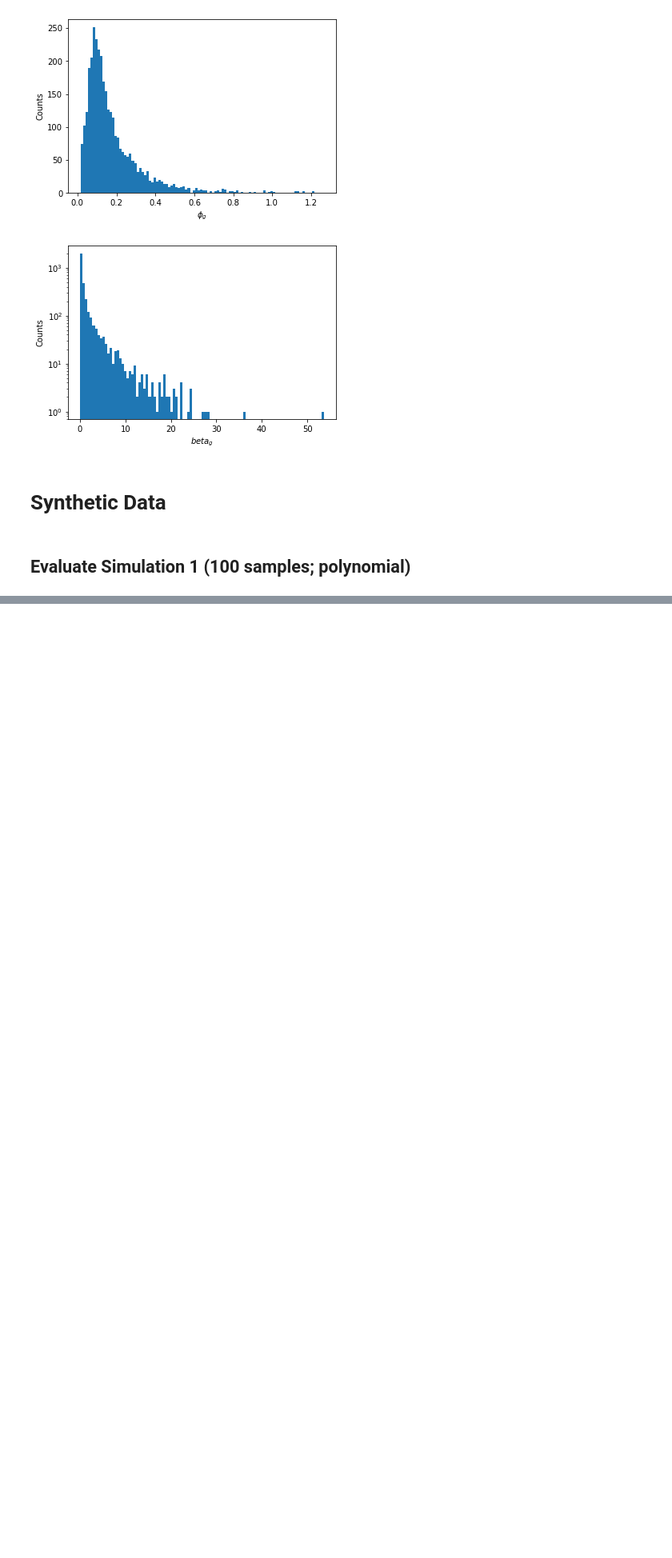
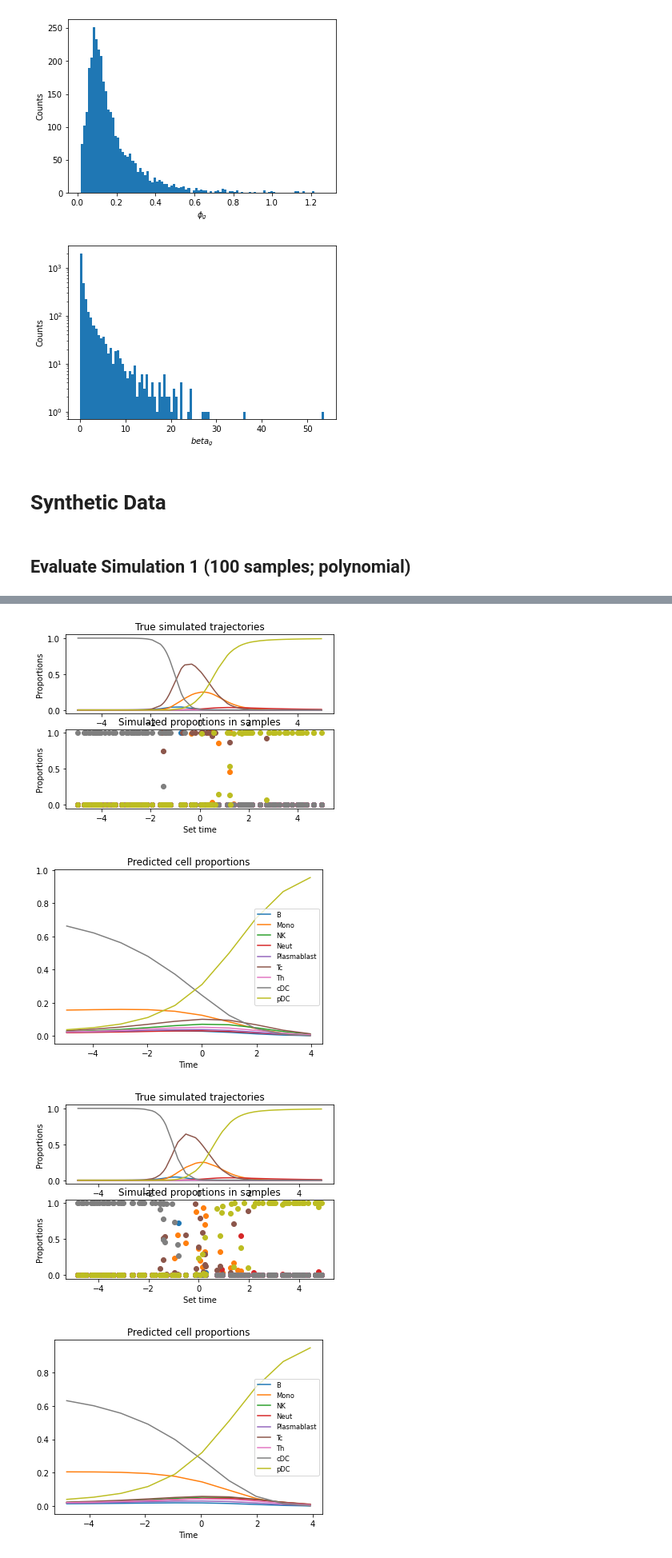
Before and after one commit to broadinstitute/temporal-rna-seq-deconvolution, a Jupyter notebook: deconvolve-simulated-linear-example.ipynb, the cells around one changed output, grey strips where cells are left out. Shown at 80% size. Saved outputs shown, nothing was run; the diff lists cells and outputs as text; code cells hidden in the pictures; blank space fills up the shorter version.

Commit message:
improve deconvolution

```diff
--- a/deconvolve-simulated-linear-example.ipynb
+++ b/deconvolve-simulated-linear-example.ipynb
@@ -145,0 +151,3 @@ NameError: name 'Error' is not defined
+# %%
+alpha_vals = list(10**(x -1 ) for x in range(4))
+alpha_vals
@@ -145,0 +156,46 @@ NameError: name 'Error' is not defined
+# %%
+# Use a single trajectory for all iterations
+trajectory_coef = sample_linear_trajectories(num_cell_types = pseudo_time_reg_deconv.w_hat_gc.shape[1])
+# %%
+df_a = []
+l1_error = []
+
+for a in alpha_vals:
+    sim_res = simulate_data(
+        num_samples=100,
+        reference_deconvolution=pseudo_time_reg_deconv,
+        trajectory_type='linear',
+        dirichlet_alpha = a,
+        trajectory_coef = trajectory_coef
+    )
+
+    plot_simulated_proportions(sim_res)
+
+    simulated_bulk = generate_anndata_from_sim(sim_res, reference_deconvolution=pseudo_time_reg_deconv)
+
+    ebov_simulated_dataset = DeconvolutionDataset(
+        sc_anndata = sc_anndata,
+        sc_celltype_col = "Subclustering_reduced",
+        bulk_anndata = simulated_bulk,
+        bulk_time_col = "time",
+        dtype_np = dtype_np,
+        dtype = dtype,
+        device = device,
+        feature_selection_method = 'common'
+    )
+
+    pseudo_time_reg_deconv_sim = TimeRegularizedDeconvolution(
+        dataset=ebov_simulated_dataset,
+        polynomial_degree = 3,
+        basis_functions = "polynomial",
+        device=device,
+        dtype=dtype)
+
+    pseudo_time_reg_deconv_sim.fit_model(n_iters=5_001, verbose=True, log_frequency=1000)
+
+    errors = calculate_prediction_error(sim_res, pseudo_time_reg_deconv_sim)
+    df_a.append(a)
+    l1_error.append(errors['L1_error_norm'])
+
+    pseudo_time_reg_deconv_sim.plot_composition_trajectories()
+# %% [output]
@@ -145,0 +226,4 @@ NameError: name 'Error' is not defined
+[figure, added]
+[figure, added]
+[figure, added]
+[figure, added]
```
Also changed, not shown: parts of 19 cells of this notebook, 2 other files.
